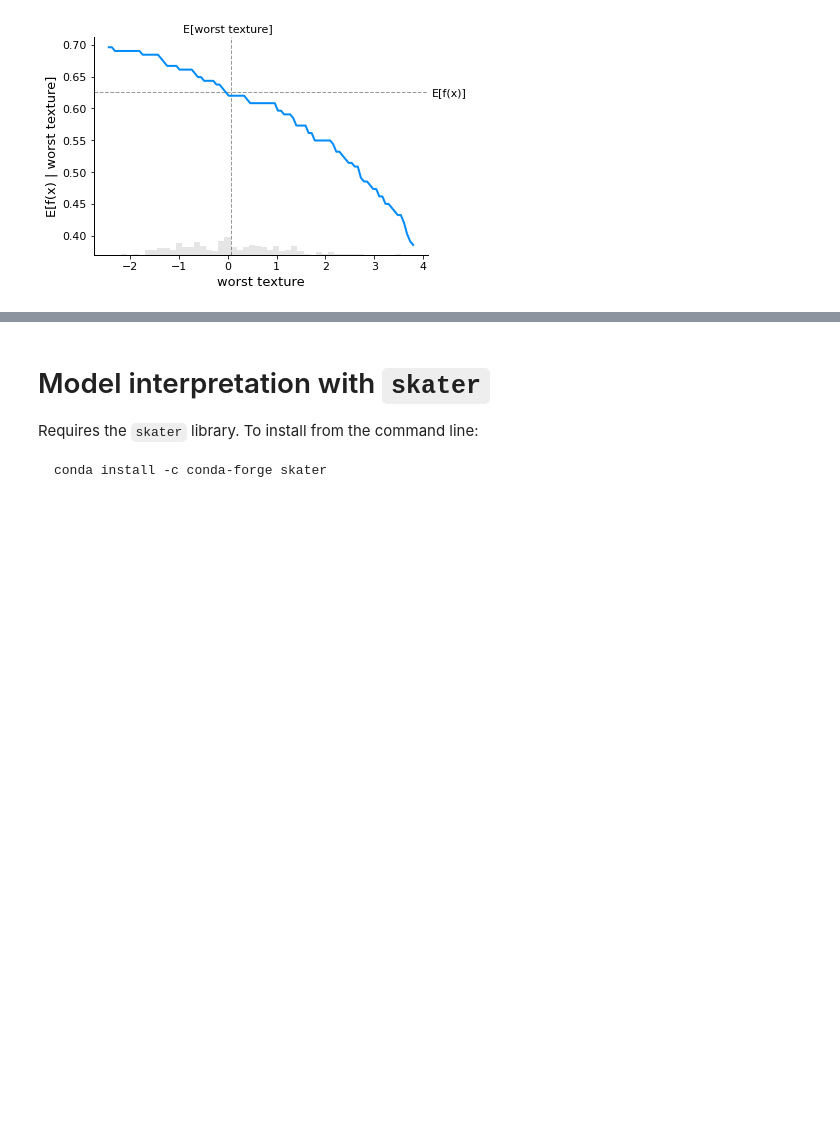
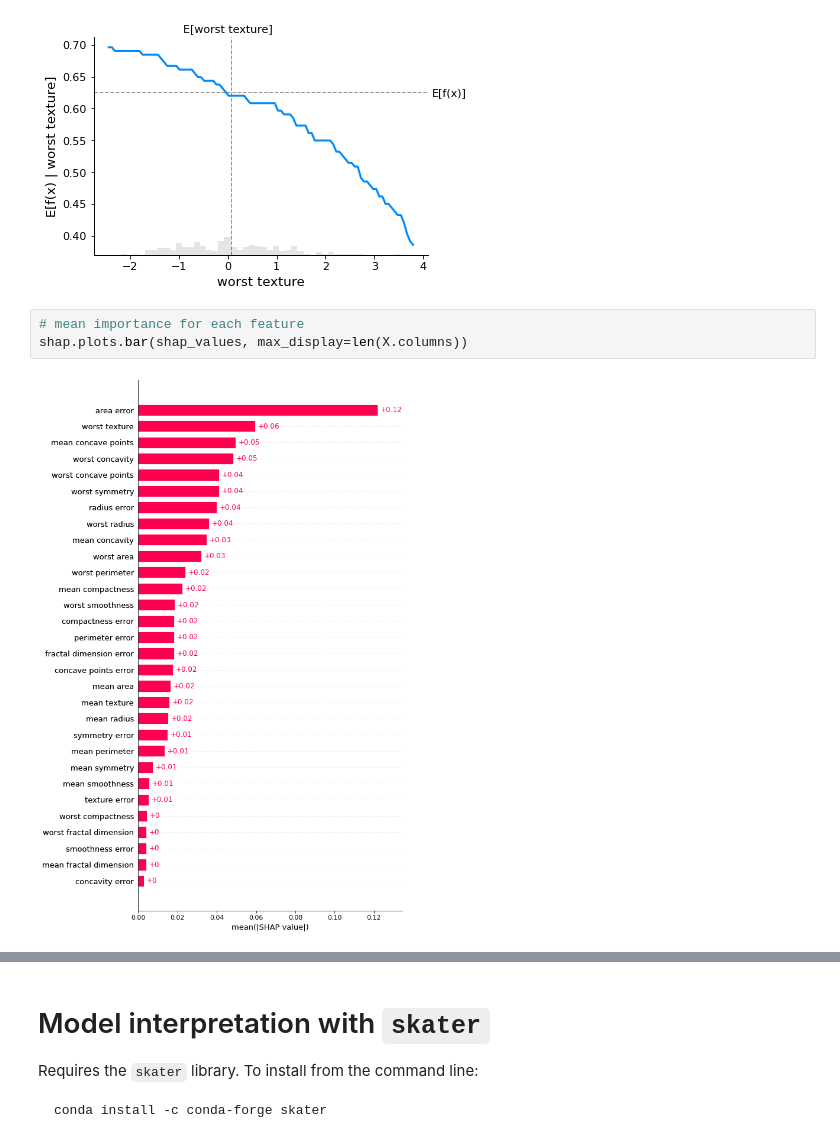
Before and after one commit to wilkens-teaching/info3350-s22, a Jupyter notebook: lectures/lec-15-explainability-example.ipynb, the cells around one changed output, grey strips where cells are left out. Cells and saved outputs as stored; diff of their text form; blank space fills up the shorter version.

```diff
--- a/lectures/lec-15-explainability-example.ipynb
+++ b/lectures/lec-15-explainability-example.ipynb
@@ -191,3 +191,8 @@ shap.plots.partial_dependence(
 )
 # %% [output]
 [figure]
+# %%
+# mean importance for each feature
+shap.plots.bar(shap_values, max_display=len(X.columns))
+# %% [output]
+[figure, added]
```
Also changed, not shown: parts of 3 cells of this notebook, 1 other file.
